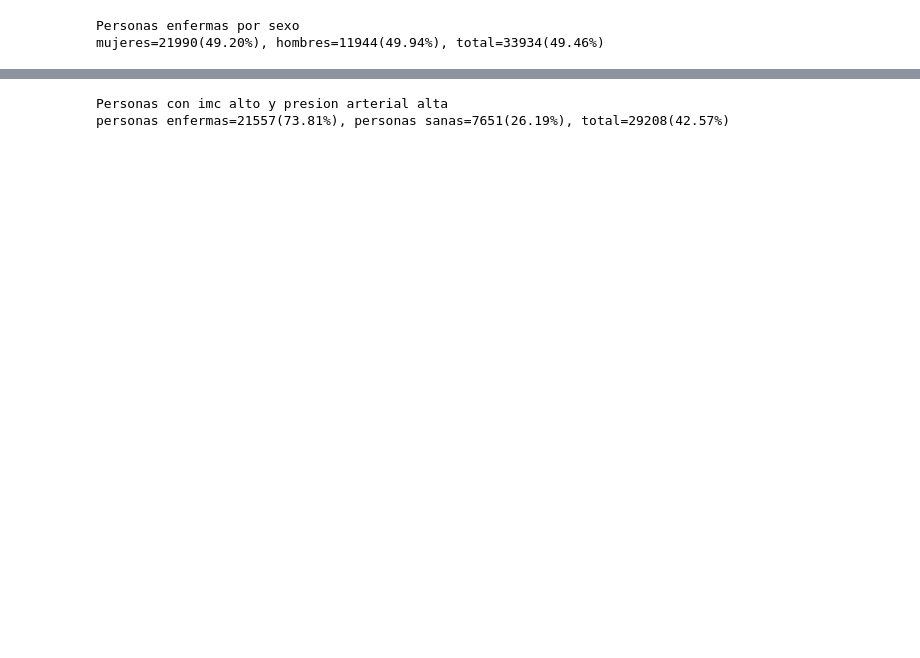
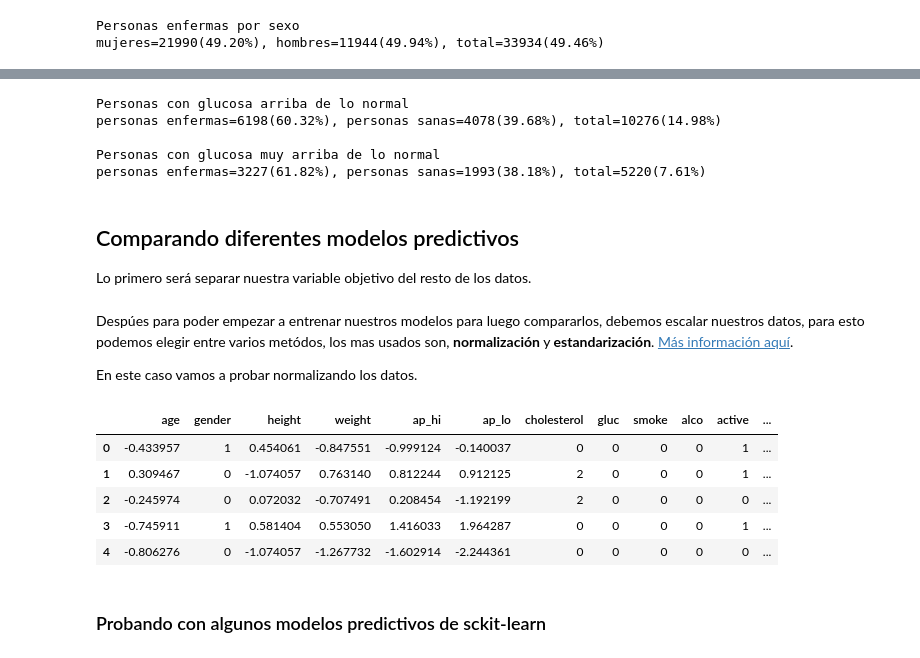
Before and after one commit to maizorin97/Nutri-Desk, a Jupyter notebook: modelos-predictivos/Analisis Nutri-Desk.ipynb, the cells around one changed output, grey strips where cells are left out. Drawn from its saved outputs; the diff is of its cells as text; code cells hidden in the pictures; blank space fills up the shorter version.

Commit message:
se probaron algunos modelos predictivos

```diff
--- a/modelos-predictivos/Analisis Nutri-Desk.ipynb
+++ b/modelos-predictivos/Analisis Nutri-Desk.ipynb
@@ -274,13 +378,56 @@ personas enfermas=21767(73.10%), personas sanas=8010(26.90%), total=29777(43.40%
 # %%
-filtro = (data['ap_hi']>120)|(data['ap_lo']>80)&(data['imc']>24.9)
-pTot = len(data['cardio'][filtro])
-pEnf = len(data['cardio'][filtro&(data['cardio']==1)])
-pSan = len(data['cardio'][filtro&(data['cardio']==0)])
-print("Personas con imc alto y presion arterial alta")
-print("personas enfermas={0}({1:.2f}%), personas sanas={2}({3:.2f}%), total={4}({5:.2f}%)"
-      .format(pEnf,pEnf/pTot*100,
-              pSan,pSan/pTot*100,
-              pTot,pTot/total*100))
+for gluc in range(0,2):
+    filtro = data['gluc']>gluc
+    pTot = len(data['cardio'][filtro])
+    pEnf = len(data['cardio'][filtro&(data['cardio']==1)])
+    pSan = len(data['cardio'][filtro&(data['cardio']==0)])
+    print("Personas con glucosa " + indic[gluc])
+    print("personas enfermas={0}({1:.2f}%), personas sanas={2}({3:.2f}%), total={4}({5:.2f}%)\n"
+          .format(pEnf,pEnf/pTot*100,
+                  pSan,pSan/pTot*100,
+                  pTot,pTot/total*100))
 # %% [output]
-Personas con imc alto y presion arterial alta
-personas enfermas=21557(73.81%), personas sanas=7651(26.19%), total=29208(42.57%)
+Personas con glucosa arriba de lo normal
+personas enfermas=6198(60.32%), personas sanas=4078(39.68%), total=10276(14.98%)
+
+Personas con glucosa muy arriba de lo normal
+personas enfermas=3227(61.82%), personas sanas=1993(38.18%), total=5220(7.61%)
+# %% [markdown]
+## Comparando diferentes modelos predictivos
+<p>Lo primero será separar nuestra variable objetivo del resto de los datos.</p>
+# %%
+# separamos la variable objetivo del resto de los datos
+x = data.drop(["cardio"], axis=1,inplace=False)
+y = data["cardio"]
+
+# Separamos el conjunto de datos de entrenamiento de el de pruebas (80% y 20% respectivamente)
+from sklearn.model_selection import train_test_split
+x_train,x_test, y_train, y_test = train_test_split(x,y,test_size=0.2,random_state=42)
+# %% [markdown]
+<p>Despúes para poder empezar a entrenar nuestros modelos para luego compararlos, debemos escalar nuestros datos, para esto podemos elegir entre varios metódos, los mas usados son, <b>normalización</b> y <b>estandarización</b>.  <a href="https://towardsdatascience.com/normalization-vs-standardization-quantitative-analysis-a91e8a79cebf">Más información aquí</a>.</p>
+<p>En este caso vamos a probar normalizando los datos.</p>
+# %%
+# normalizamos las variables de entrada
+#from sklearn.preprocessing import normalize
+#x_train = normalize(x_train)
+#x_test = normalize(x_test)
+
+# estandarizando las variables de entrada
+def standartization(x,s_list):
+    x_std = x.copy(deep=True)
+    for column in s_list:
+        x_std[column] = (x_std[column]-x_std[column].mean())/x_std[column].std()
+    return x_std
+
+s_list = ["age", "height", "weight", "ap_hi", "ap_lo"]
+x_std=standartization(x,s_list)
+x_std.head()
+# %% [output]
+|  | age | gender | height | weight | ap_hi | ap_lo | cholesterol | gluc | smoke | alco | active | ... |
+| 0 | -0.433957 | 1 | 0.454061 | -0.847551 | -0.999124 | -0.140037 | 0 | 0 | 0 | 0 | 1 | ... |
+| 1 | 0.309467 | 0 | -1.074057 | 0.763140 | 0.812244 | 0.912125 | 2 | 0 | 0 | 0 | 1 | ... |
+| 2 | -0.245974 | 0 | 0.072032 | -0.707491 | 0.208454 | -1.192199 | 2 | 0 | 0 | 0 | 0 | ... |
+| 3 | -0.745911 | 1 | 0.581404 | 0.553050 | 1.416033 | 1.964287 | 0 | 0 | 0 | 0 | 1 | ... |
+| 4 | -0.806276 | 0 | -1.074057 | -1.267732 | -1.602914 | -2.244361 | 0 | 0 | 0 | 0 | 0 | ... |
+# %% [markdown]
+### Probando con algunos modelos predictivos de sckit-learn
```
Also changed, not shown: parts of 26 cells of this notebook.
